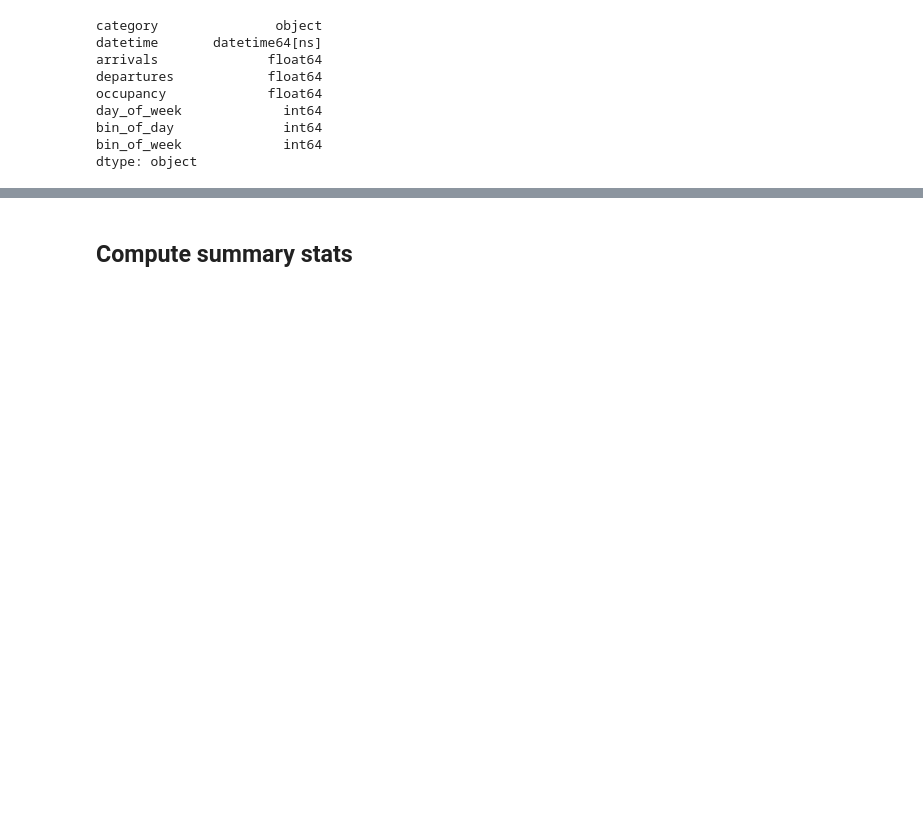
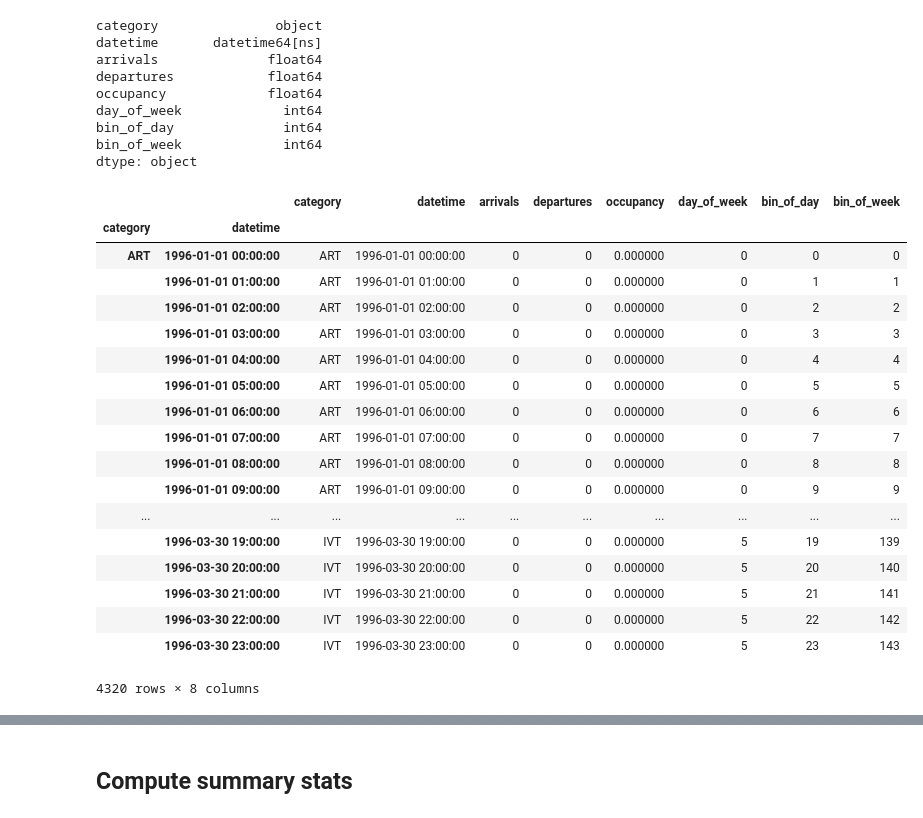
Before and after one commit to misken/hillmaker, a Jupyter notebook: hillmaker/hillPyTesting-Core.ipynb, the cells around one changed output, grey strips where cells are left out. Cells and saved outputs as stored; diff of their text form; code cells hidden in the pictures; blank space fills up the shorter version.

Commit message:
Added input params to make_bydatetime including list of categories to include, name of total field, and whether or not to compute totals.
Added computation of totals.

```diff
--- a/hillmaker/hillPyTesting-Core.ipynb
+++ b/hillmaker/hillPyTesting-Core.ipynb
@@ -43,17 +43,24 @@ memory usage: 2.3+ MB
 # %% [markdown]
 ## Set input parameters
 # %%
+# Required inputs
 scenario_name = 'sstest_60'
 in_fld_name = 'InRoomTS'
 out_fld_name = 'OutRoomTS'
 cat_fld_name = 'PatType'
 start_analysis = '1/1/1996'
 end_analysis = '3/30/1996 23:45'
-bin_size_mins = 60
+
+
+# Optional inputs
 
 # This next field wasn't in original Hillmaker. Use it to specify the name to use for the overall totals.
 # At this point the totals actually aren't being calculated.
-tot_fld_name = 'Total'
+tot_fld_name = 'SSU'
+
+bin_size_mins = 60
+
+includecats = ['ART','IVT']
 
 ## Convert string dates to actual datetimes
 start_analysis_dt = pd.Timestamp(start_analysis)
@@ -65,0 +108,2 @@ daynum_to_dayname = {0: 'Mon', 1: 'Tue', 2: 'Wed', 3: 'Thu', 4: 'Fri', 5: 'Sat',
+# %%
+df = df[df['PatType'].isin(includecats)]
@@ -68,8 +133,9 @@ bydt_df = bydatetime.make_bydatetime(df,
                                      in_fld_name,
                                      out_fld_name,
                                      cat_fld_name,
-                                     start_analysis_dt,
-                                     end_analysis_dt,
+                                     start_analysis,
+                                     end_analysis,
                                      tot_fld_name,
-                                     bin_size_mins)
+                                     bin_size_mins,
+                                     categories=includecats)
 # %% [output]
@@ -94,3 +161,25 @@ day_of_week             int64
 bin_of_day              int64
 bin_of_week             int64
 dtype: object
+# %%
+bydt_df
+# %% [output]
+|  |  | category | datetime | arrivals | departures | occupancy | day_of_week | bin_of_day | bin_of_week |
+| category | datetime |  |  |  |  |  |  |  |  |
+| ART | 1996-01-01 00:00:00 | ART | 1996-01-01 00:00:00 | 0 | 0 | 0.000000 | 0 | 0 | 0 |
+|  | 1996-01-01 01:00:00 | ART | 1996-01-01 01:00:00 | 0 | 0 | 0.000000 | 0 | 1 | 1 |
+|  | 1996-01-01 02:00:00 | ART | 1996-01-01 02:00:00 | 0 | 0 | 0.000000 | 0 | 2 | 2 |
+|  | 1996-01-01 03:00:00 | ART | 1996-01-01 03:00:00 | 0 | 0 | 0.000000 | 0 | 3 | 3 |
+|  | 1996-01-01 04:00:00 | ART | 1996-01-01 04:00:00 | 0 | 0 | 0.000000 | 0 | 4 | 4 |
+|  | 1996-01-01 05:00:00 | ART | 1996-01-01 05:00:00 | 0 | 0 | 0.000000 | 0 | 5 | 5 |
+|  | 1996-01-01 06:00:00 | ART | 1996-01-01 06:00:00 | 0 | 0 | 0.000000 | 0 | 6 | 6 |
+|  | 1996-01-01 07:00:00 | ART | 1996-01-01 07:00:00 | 0 | 0 | 0.000000 | 0 | 7 | 7 |
+|  | 1996-01-01 08:00:00 | ART | 1996-01-01 08:00:00 | 0 | 0 | 0.000000 | 0 | 8 | 8 |
+|  | 1996-01-01 09:00:00 | ART | 1996-01-01 09:00:00 | 0 | 0 | 0.000000 | 0 | 9 | 9 |
+| ... | ... | ... | ... | ... | ... | ... | ... | ... | ... |
+|  | 1996-03-30 19:00:00 | IVT | 1996-03-30 19:00:00 | 0 | 0 | 0.000000 | 5 | 19 | 139 |
+|  | 1996-03-30 20:00:00 | IVT | 1996-03-30 20:00:00 | 0 | 0 | 0.000000 | 5 | 20 | 140 |
+|  | 1996-03-30 21:00:00 | IVT | 1996-03-30 21:00:00 | 0 | 0 | 0.000000 | 5 | 21 | 141 |
+|  | 1996-03-30 22:00:00 | IVT | 1996-03-30 22:00:00 | 0 | 0 | 0.000000 | 5 | 22 | 142 |
+|  | 1996-03-30 23:00:00 | IVT | 1996-03-30 23:00:00 | 0 | 0 | 0.000000 | 5 | 23 | 143 |
+4320 rows × 8 columns
```
Also changed, not shown: parts of 19 cells of this notebook, 2 other files.
